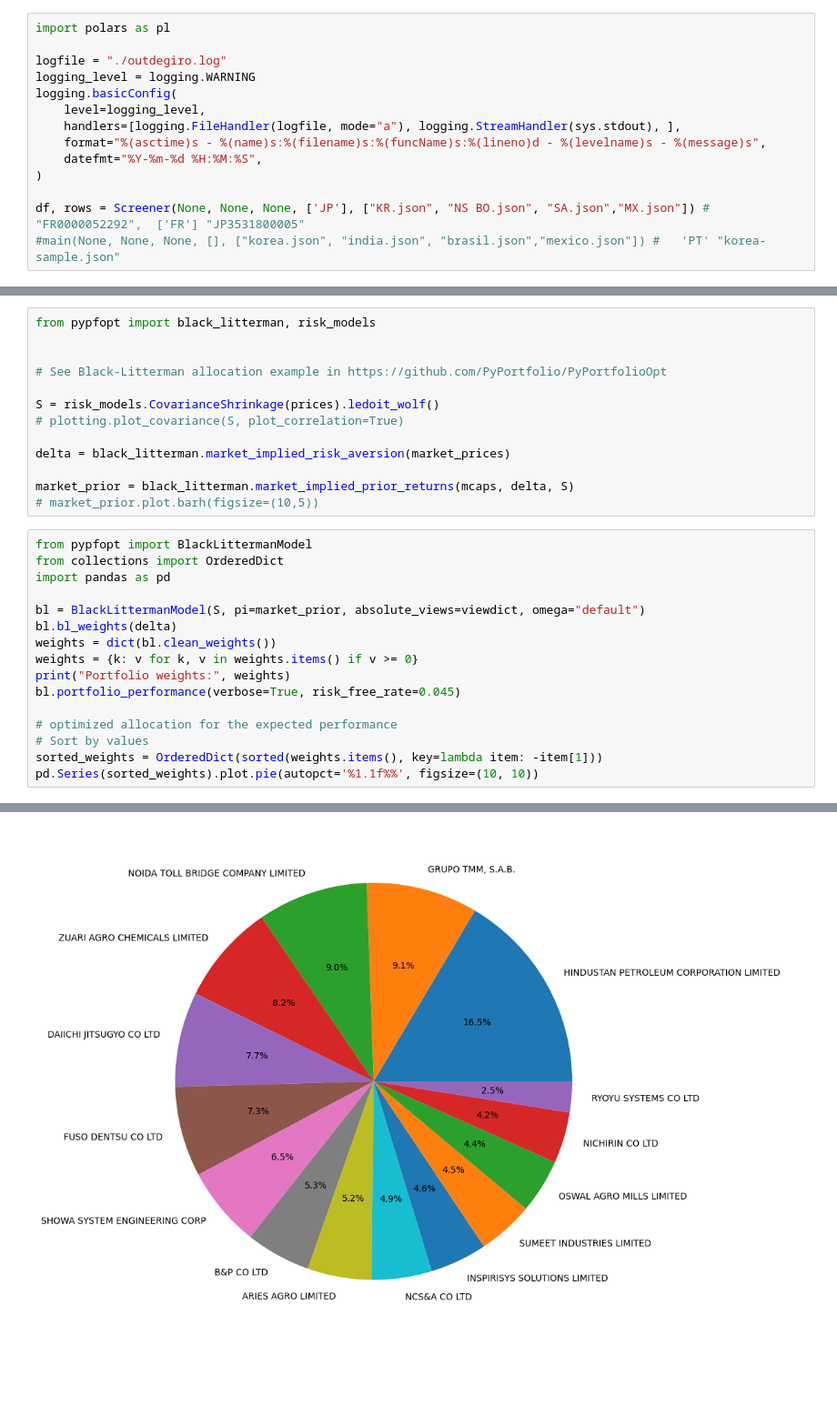
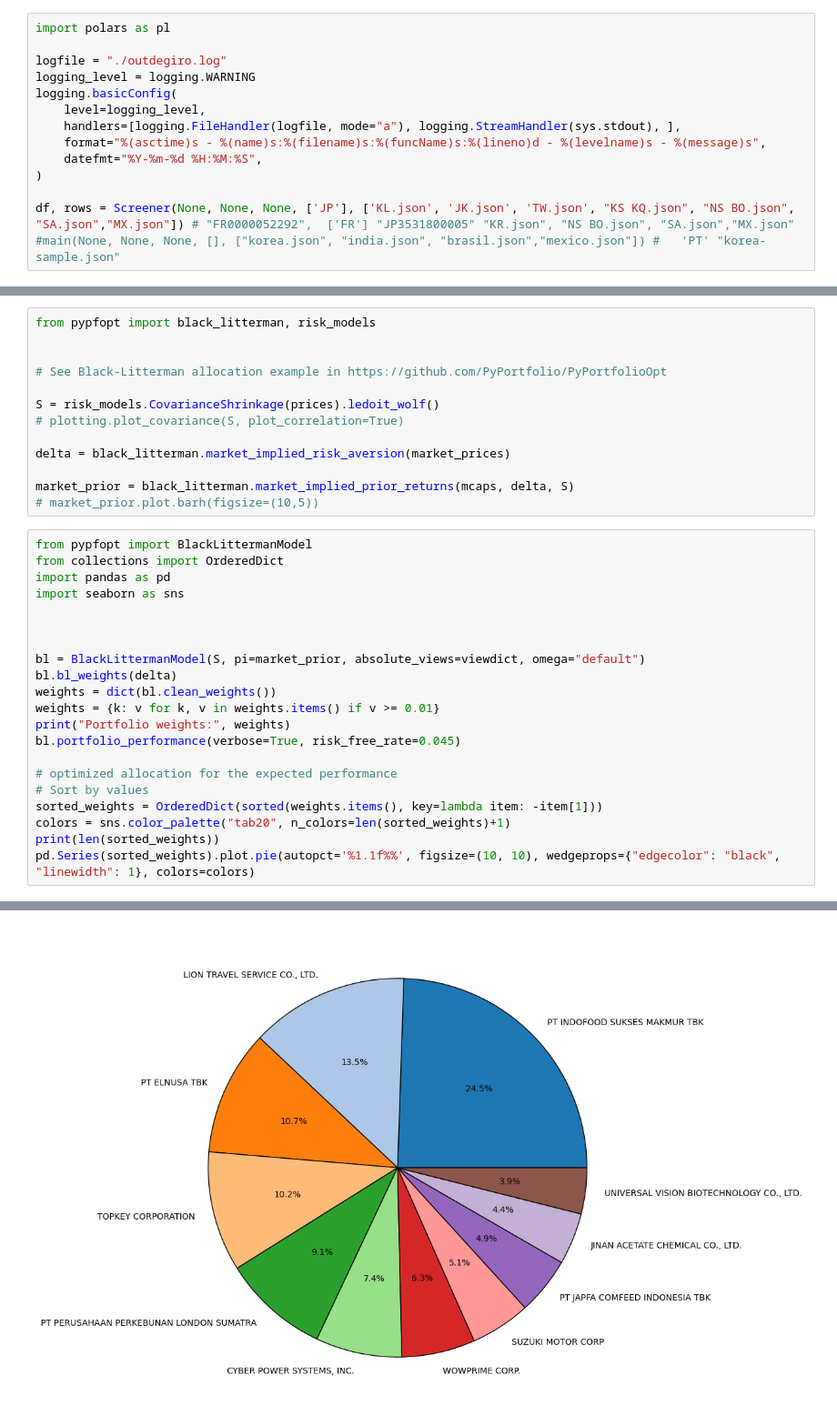
Before and after one commit to facoptere/screener, a Jupyter notebook: .degiro_screener.ipynb, the cells around one changed output, grey strips where cells are left out. Shown at 91% size. Cells and saved outputs as stored; diff of their text form; blank space fills up the shorter version.

```diff
--- a/.degiro_screener.ipynb
+++ b/.degiro_screener.ipynb
@@ -64,5 +64,5 @@ logging.basicConfig(
     datefmt="%Y-%m-%d %H:%M:%S",
 )
 
-df, rows = Screener(None, None, None, ['JP'], ["KR.json", "NS BO.json", "SA.json","MX.json"]) # "FR0000052292",  ['FR'] "JP3531800005"
+df, rows = Screener(None, None, None, ['JP'], ['KL.json', 'JK.json', 'TW.json', "KS KQ.json", "NS BO.json", "SA.json","MX.json"]) # "FR0000052292",  ['FR'] "JP3531800005" "KR.json", "NS BO.json", "SA.json","MX.json"
 #main(None, None, None, [], ["korea.json", "india.json", "brasil.json","mexico.json"]) #   'PT' "korea-sample.json"
@@ -196,16 +192,21 @@ market_prior = black_litterman.market_implied_prior_returns(mcaps, delta, S)
 from pypfopt import BlackLittermanModel
 from collections import OrderedDict
 import pandas as pd
+import seaborn as sns
+
+
 
 bl = BlackLittermanModel(S, pi=market_prior, absolute_views=viewdict, omega="default")
 bl.bl_weights(delta)
 weights = dict(bl.clean_weights())
-weights = {k: v for k, v in weights.items() if v >= 0}
+weights = {k: v for k, v in weights.items() if v >= 0.01}
 print("Portfolio weights:", weights)
 bl.portfolio_performance(verbose=True, risk_free_rate=0.045)
 
 # optimized allocation for the expected performance
 # Sort by values
 sorted_weights = OrderedDict(sorted(weights.items(), key=lambda item: -item[1]))
-pd.Series(sorted_weights).plot.pie(autopct='%1.1f%%', figsize=(10, 10))
+colors = sns.color_palette("tab20", n_colors=len(sorted_weights)+1)
+print(len(sorted_weights))
+pd.Series(sorted_weights).plot.pie(autopct='%1.1f%%', figsize=(10, 10), wedgeprops={"edgecolor": "black", "linewidth": 1}, colors=colors)
 # %% [output]
@@ -216,2 +218,2 @@ Sharpe Ratio: 2.09
 <Axes: >
-[figure, old version]
+[figure, new version]
```
Also changed, not shown: parts of 6 cells of this notebook, 10 other files.
